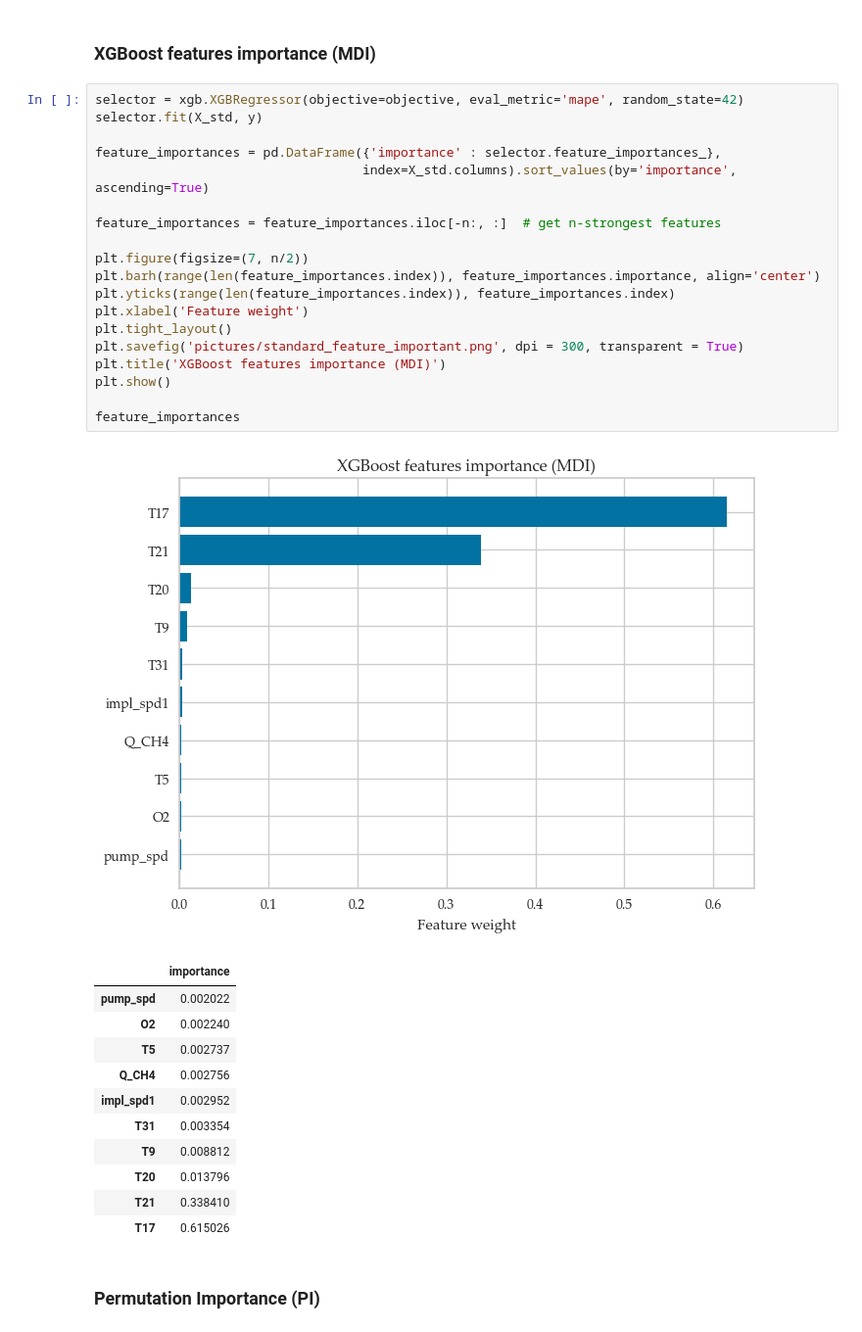
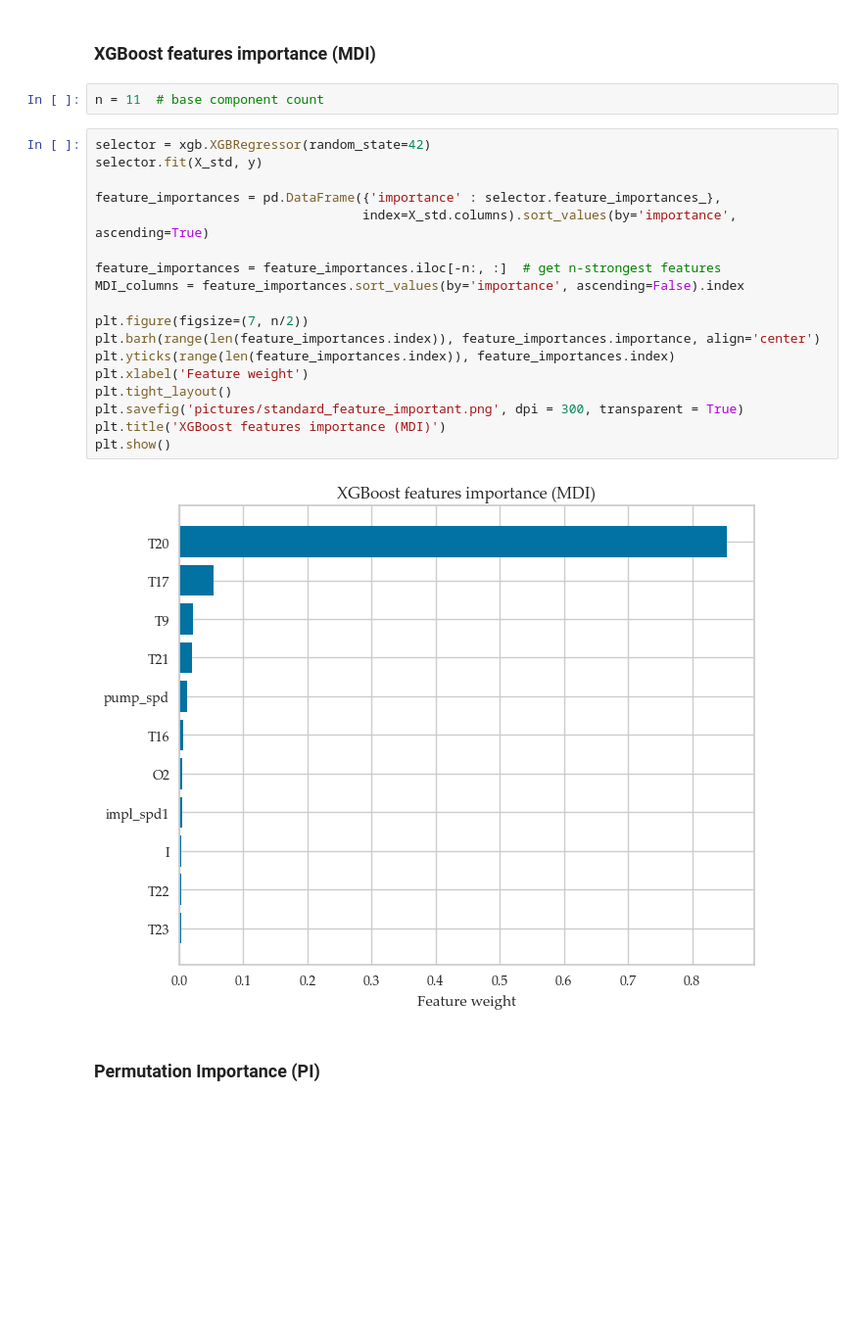
Before and after one commit to caapel/SOFC, a Jupyter notebook: SOFC_analisys.ipynb, the cells around one changed output. Shown at 98% size. Saved outputs shown, nothing was run; the diff lists cells and outputs as text; blank space fills up the shorter version.

```diff
--- a/SOFC_analisys.ipynb
+++ b/SOFC_analisys.ipynb
@@ -192,37 +188,27 @@ n = 10  # desired count of components
 # %% [markdown]
 ### XGBoost features importance (MDI)
+# %%
+n = 11  # base component count
 # %%
-selector = xgb.XGBRegressor(objective=objective, eval_metric='mape', random_state=42)
+selector = xgb.XGBRegressor(random_state=42)
 selector.fit(X_std, y)
 
 feature_importances = pd.DataFrame({'importance' : selector.feature_importances_},
                                    index=X_std.columns).sort_values(by='importance', ascending=True)
 
 feature_importances = feature_importances.iloc[-n:, :]  # get n-strongest features
+MDI_columns = feature_importances.sort_values(by='importance', ascending=False).index
 
 plt.figure(figsize=(7, n/2))
 plt.barh(range(len(feature_importances.index)), feature_importances.importance, align='center')
 plt.yticks(range(len(feature_importances.index)), feature_importances.index)
 plt.xlabel('Feature weight')
 plt.tight_layout()
 plt.savefig('pictures/standard_feature_important.png', dpi = 300, transparent = True)
 plt.title('XGBoost features importance (MDI)')
 plt.show()
-
-feature_importances
 # %% [output]
-[figure, old version]
+[figure, new version]
-|  | importance |
-| pump_spd | 0.002022 |
-| O2 | 0.002240 |
-| T5 | 0.002737 |
-| Q_CH4 | 0.002756 |
-| impl_spd1 | 0.002952 |
-| T31 | 0.003354 |
-| T9 | 0.008812 |
-| T20 | 0.013796 |
-| T21 | 0.338410 |
-| T17 | 0.615026 |
 # %% [markdown]
 ### Permutation Importance (PI)
 # %%
```
Also changed, not shown: parts of 53 cells of this notebook, 1 other file.
